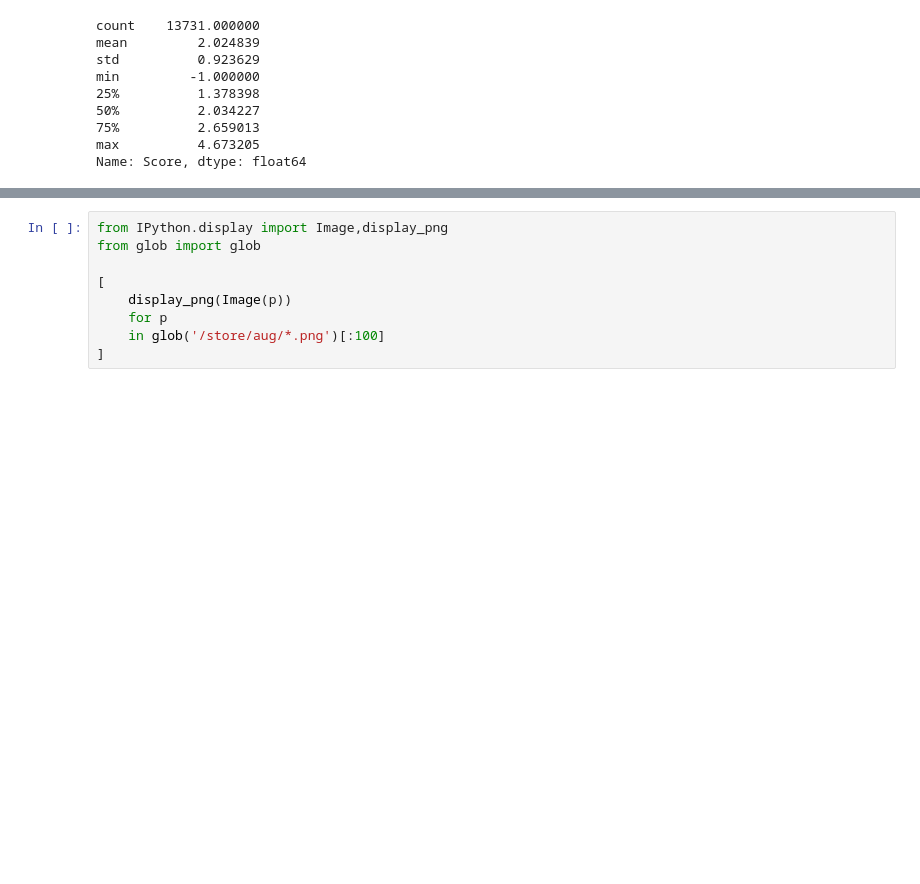
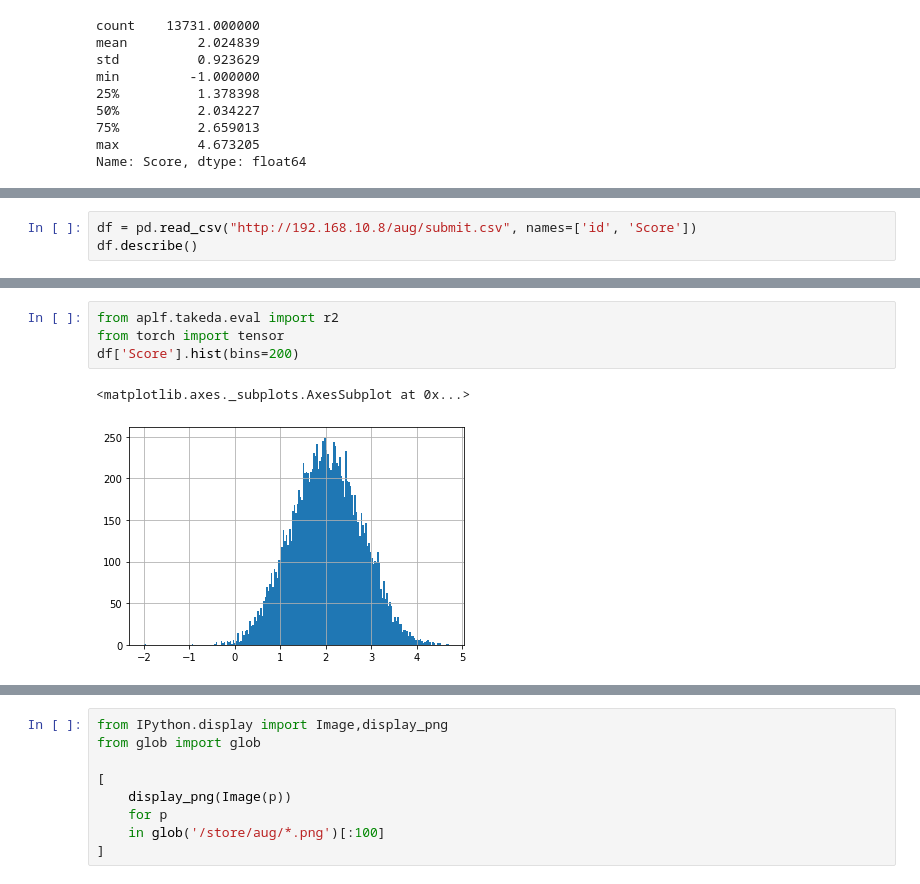
Before and after one commit to h4nyu/aplf, a Jupyter notebook: app/notebooks/Untitled.ipynb, the cells around one changed output, grey strips where cells are left out. Drawn from its saved outputs; the diff is of its cells as text; blank space fills up the shorter version.

```diff
--- a/app/notebooks/Untitled.ipynb
+++ b/app/notebooks/Untitled.ipynb
@@ -19,0 +20,3 @@ tr_df['Score'].hist(bins=100)
+# %%
+df = pd.read_csv("http://192.168.10.8/aug/submit.csv", names=['id', 'Score'])
+df.describe()
@@ -20 +33,8 @@ tr_df['Score'].hist(bins=100)
+# %%
+from aplf.takeda.eval import r2
+from torch import tensor
+df['Score'].hist(bins=200)
+# %% [output]
+<matplotlib.axes._subplots.AxesSubplot at 0x...>
+[figure, added]
 # %%
```
Also changed, not shown: parts of 7 cells of this notebook, 2 other files.
